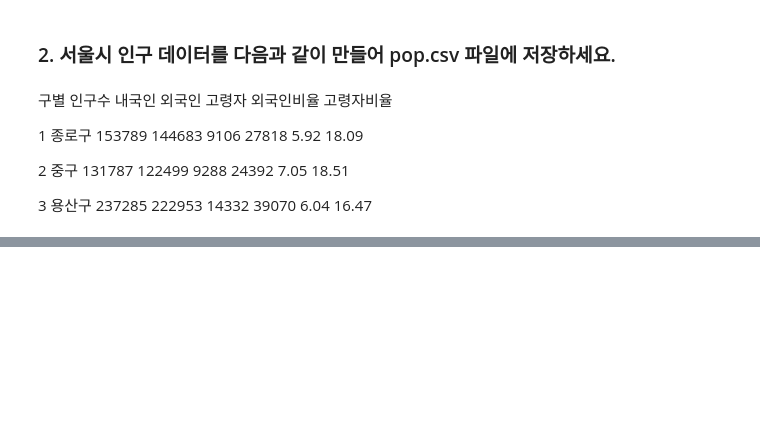
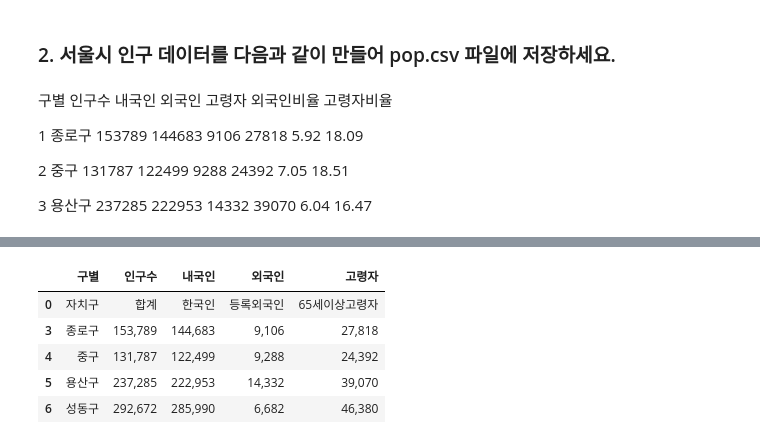
Before and after one commit to qomalq/DataAnalysis-Lecture, a Jupyter notebook: 02.Pandas/과제.ipynb, the cells around one changed output, grey strips where cells are left out. Saved outputs shown, nothing was run; the diff lists cells and outputs as text; code cells hidden in the pictures; blank space fills up the shorter version.

```diff
--- a/02.Pandas/과제.ipynb
+++ b/02.Pandas/과제.ipynb
@@ -104,0 +101,11 @@ df.head()
+# %%
+# 자치구 -> 구별 / 인구 ->인구수 / 인구.3 -> 내국인 / 인구.6-> 외국인/ 65세이상 고령자 -> 고령자 / 외국인비율 -> 외국인 //인구수 *100  / 고령자 비율 -> 고령자 // 인구수 *100
+df.columns = '구별', '인구수', '내국인', '외국인', '고령자'
+df.head()
+# %% [output]
+|  | 구별 | 인구수 | 내국인 | 외국인 | 고령자 |
+| 0 | 자치구 | 합계 | 한국인 | 등록외국인 | 65세이상고령자 |
+| 3 | 종로구 | 153,789 | 144,683 | 9,106 | 27,818 |
+| 4 | 중구 | 131,787 | 122,499 | 9,288 | 24,392 |
+| 5 | 용산구 | 237,285 | 222,953 | 14,332 | 39,070 |
+| 6 | 성동구 | 292,672 | 285,990 | 6,682 | 46,380 |
```
Also changed, not shown: parts of 8 cells of this notebook, 1 other file.
